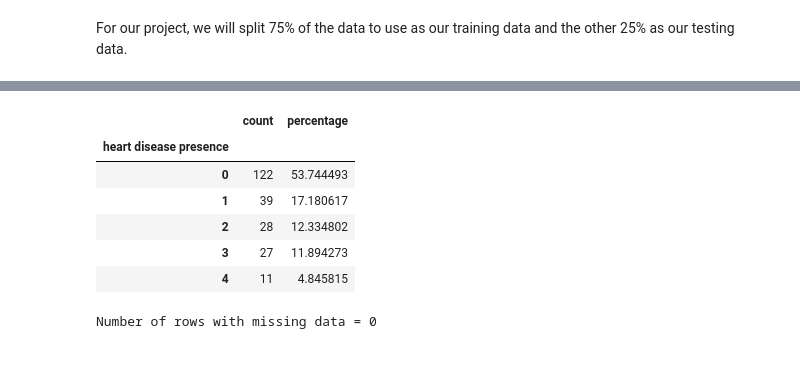
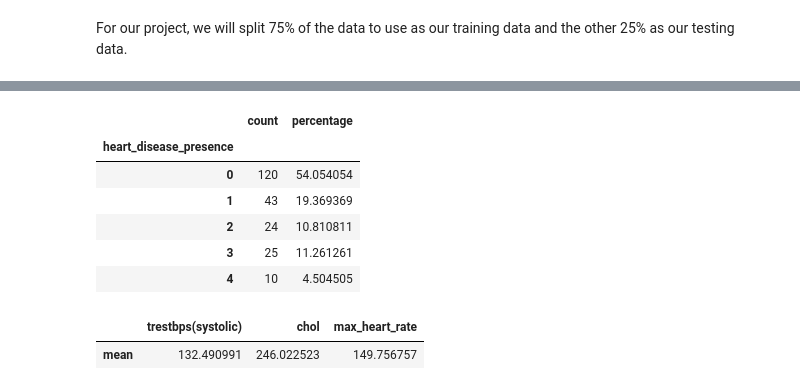
Before and after one commit to cathyleii/AmazingAnts, a Jupyter notebook: GroupProposal.ipynb, the cells around one changed output, grey strips where cells are left out. Saved outputs shown, nothing was run; the diff lists cells and outputs as text; code cells hidden in the pictures; blank space fills up the shorter version.

```diff
--- a/GroupProposal.ipynb
+++ b/GroupProposal.ipynb
@@ -17,0 +20,4 @@ from sklearn.preprocessing import OneHotEncoder, StandardScaler
+# %%
+url = "https://archive.ics.uci.edu/ml/machine-learning-databases/heart-disease/processed.cleveland.data"
+hd_original_data = pd.read_csv(url, header=None)
+hd_original_data
@@ -20,6 +40,18 @@ The last column, initially referred to as "num", has been renamed to "heart dise
 # %%
-url = "https://archive.ics.uci.edu/ml/machine-learning-databases/heart-disease/processed.cleveland.data"
-hd_data = pd.read_csv(url, header=None)
-hd_data.columns = ["age", "sex", "cp", "trestbps", "chol", "fbs", "restecg", "thalach", "exang", "oldpeak", "slope", "ca", "thal", "heart disease presence"]
+hd_original_data.columns = ["age", "sex", "cp", "trestbps(systolic)", "chol", "fbs", "restecg", "max_heart_rate", "exang", "oldpeak", "slope", "ca", "thal", "heart_disease_presence"]
+hd_original_data['heart_disease_presence'] = pd.Categorical(hd_original_data.heart_disease_presence)
+hd_data = hd_original_data[(hd_original_data['age'] != "?")
+                           & (hd_original_data['sex'] != "?")
+                           & (hd_original_data['trestbps(systolic)'] != "?")
+                           & (hd_original_data['chol'] != "?")
+                           & (hd_original_data['fbs'] != "?")
+                           & (hd_original_data['restecg'] != "?")
+                           & (hd_original_data['max_heart_rate'] != "?")
+                           & (hd_original_data['exang'] != "?")
+                           & (hd_original_data['oldpeak'] != "?")
+                           & (hd_original_data['slope'] != "?")
+                           & (hd_original_data['ca'] != "?")
+                           & (hd_original_data['thal'] != "?")
+                           & (hd_original_data['heart_disease_presence'] != "?")]
 hd_data
 # %% [output]
@@ -65,21 +112,24 @@ hd_train
 # %%
 
-explore_hd_grouped = (hd_train.groupby('heart disease presence').count())
+explore_hd_grouped = (hd_train.groupby('heart_disease_presence').count())
 explore_hd = explore_hd_grouped[["age"]].rename(columns={"age":"count"})
 explore_hd = explore_hd.assign(
     percentage=100*explore_hd['count']/len(hd_train)
 )
 explore_hd
 # %% [output]
 |  | count | percentage |
-| heart disease presence |  |  |
-| 0 | 122 | 53.744493 |
-| 1 | 39 | 17.180617 |
-| 2 | 28 | 12.334802 |
-| 3 | 27 | 11.894273 |
-| 4 | 11 | 4.845815 |
+| heart_disease_presence |  |  |
+| 0 | 120 | 54.054054 |
+| 1 | 43 | 19.369369 |
+| 2 | 24 | 10.810811 |
+| 3 | 25 | 11.261261 |
+| 4 | 10 | 4.504505 |
-# %%
-missing_hd = hd_train.shape[0] - hd_train.dropna().shape[0]
-print("Number of rows with missing data =", missing_hd)
-# %% [output]
-Number of rows with missing data = 0
+# %%
+hd_mean = pd.DataFrame(hd_train_predictors[["trestbps(systolic)", "chol", "max_heart_rate"]].apply(np.mean))
+hd_mean_transposed = hd_mean.transpose()
+hd_mean_transposed.index = ["mean"]
+hd_mean_transposed
+# %% [output]
+|  | trestbps(systolic) | chol | max_heart_rate |
+| mean | 132.490991 | 246.022523 | 149.756757 |
```
Also changed, not shown: parts of 11 cells of this notebook.
